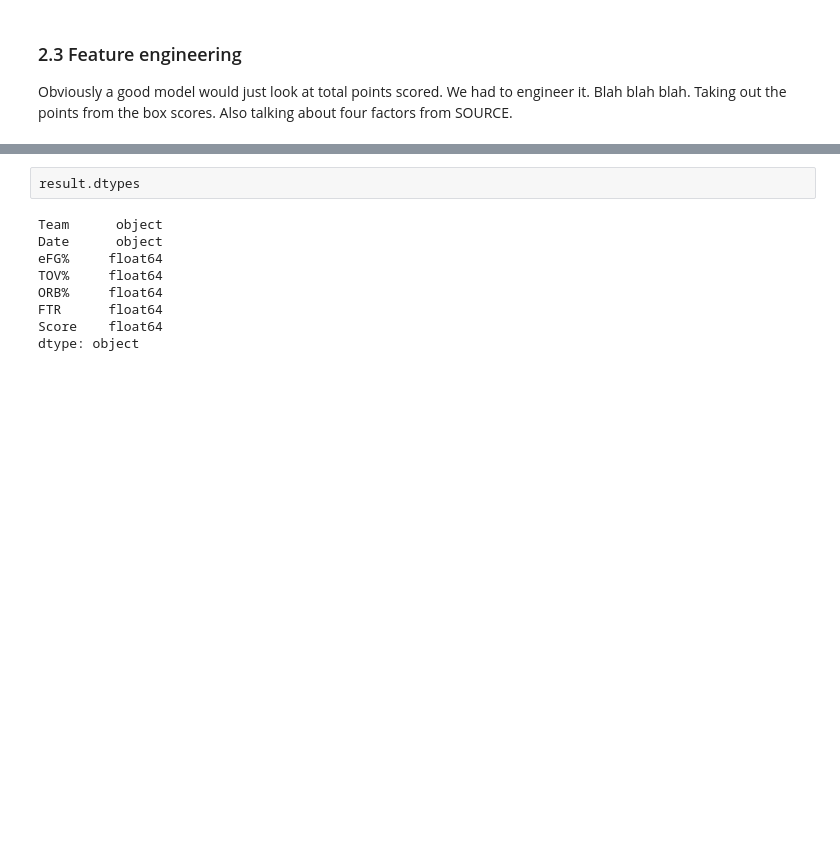
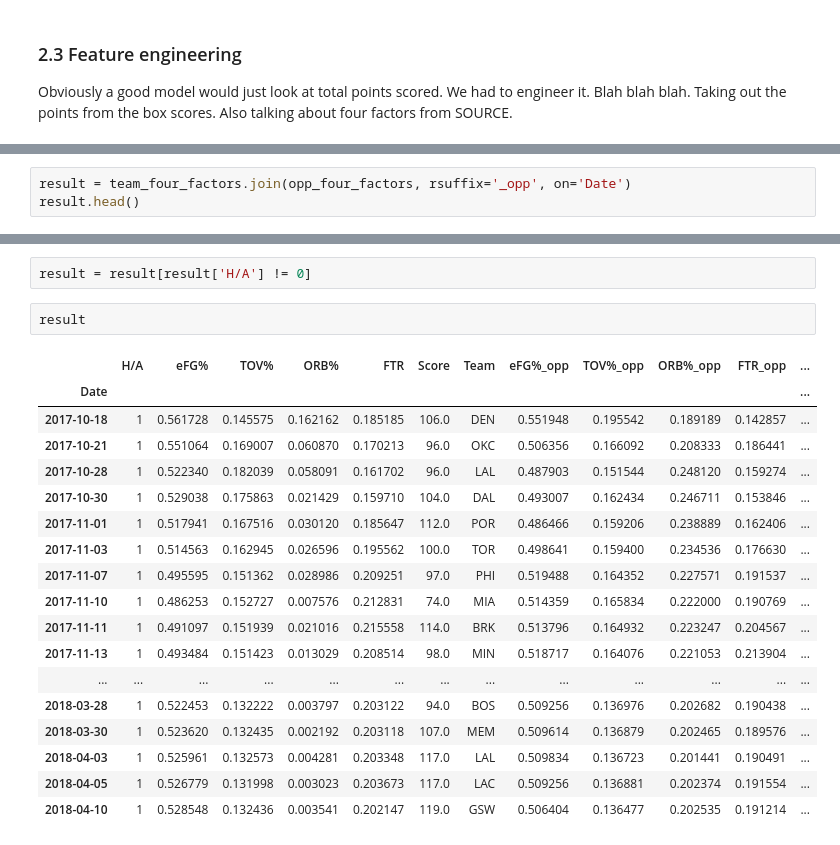
Before and after one commit to zachjoachim7/Volume3PortfolioProject, a Jupyter notebook: Volume 3 Portfolio Project Data Cleaning.ipynb, the cells around one changed output, grey strips where cells are left out. Drawn from its saved outputs; the diff is of its cells as text; blank space fills up the shorter version.

```diff
--- a/Volume 3 Portfolio Project Data Cleaning.ipynb
+++ b/Volume 3 Portfolio Project Data Cleaning.ipynb
@@ -125,0 +133,3 @@ result = pd.concat(frames)
+# %%
+result = team_four_factors.join(opp_four_factors, rsuffix='_opp', on='Date')
+result.head()
@@ -126,11 +144,23 @@ result = pd.concat(frames)
+# %%
+result = result[result['H/A'] != 0]
 # %%
-result.dtypes
+result
 # %% [output]
-Team      object
-Date      object
-eFG%     float64
-TOV%     float64
-ORB%     float64
-FTR      float64
-Score    float64
-dtype: object
+|  | H/A | eFG% | TOV% | ORB% | FTR | Score | Team | eFG%_opp | TOV%_opp | ORB%_opp | FTR_opp | ... |
+| Date |  |  |  |  |  |  |  |  |  |  |  | ... |
+| 2017-10-18 | 1 | 0.561728 | 0.145575 | 0.162162 | 0.185185 | 106.0 | DEN | 0.551948 | 0.195542 | 0.189189 | 0.142857 | ... |
+| 2017-10-21 | 1 | 0.551064 | 0.169007 | 0.060870 | 0.170213 | 96.0 | OKC | 0.506356 | 0.166092 | 0.208333 | 0.186441 | ... |
+| 2017-10-28 | 1 | 0.522340 | 0.182039 | 0.058091 | 0.161702 | 96.0 | LAL | 0.487903 | 0.151544 | 0.248120 | 0.159274 | ... |
+| 2017-10-30 | 1 | 0.529038 | 0.175863 | 0.021429 | 0.159710 | 104.0 | DAL | 0.493007 | 0.162434 | 0.246711 | 0.153846 | ... |
+| 2017-11-01 | 1 | 0.517941 | 0.167516 | 0.030120 | 0.185647 | 112.0 | POR | 0.486466 | 0.159206 | 0.238889 | 0.162406 | ... |
+| 2017-11-03 | 1 | 0.514563 | 0.162945 | 0.026596 | 0.195562 | 100.0 | TOR | 0.498641 | 0.159400 | 0.234536 | 0.176630 | ... |
+| 2017-11-07 | 1 | 0.495595 | 0.151362 | 0.028986 | 0.209251 | 97.0 | PHI | 0.519488 | 0.164352 | 0.227571 | 0.191537 | ... |
+| 2017-11-10 | 1 | 0.486253 | 0.152727 | 0.007576 | 0.212831 | 74.0 | MIA | 0.514359 | 0.165834 | 0.222000 | 0.190769 | ... |
+| 2017-11-11 | 1 | 0.491097 | 0.151939 | 0.021016 | 0.215558 | 114.0 | BRK | 0.513796 | 0.164932 | 0.223247 | 0.204567 | ... |
+| 2017-11-13 | 1 | 0.493484 | 0.151423 | 0.013029 | 0.208514 | 98.0 | MIN | 0.518717 | 0.164076 | 0.221053 | 0.213904 | ... |
+| ... | ... | ... | ... | ... | ... | ... | ... | ... | ... | ... | ... | ... |
+| 2018-03-28 | 1 | 0.522453 | 0.132222 | 0.003797 | 0.203122 | 94.0 | BOS | 0.509256 | 0.136976 | 0.202682 | 0.190438 | ... |
+| 2018-03-30 | 1 | 0.523620 | 0.132435 | 0.002192 | 0.203118 | 107.0 | MEM | 0.509614 | 0.136879 | 0.202465 | 0.189576 | ... |
+| 2018-04-03 | 1 | 0.525961 | 0.132573 | 0.004281 | 0.203348 | 117.0 | LAL | 0.509834 | 0.136723 | 0.201441 | 0.190491 | ... |
+| 2018-04-05 | 1 | 0.526779 | 0.131998 | 0.003023 | 0.203673 | 117.0 | LAC | 0.509256 | 0.136881 | 0.202374 | 0.191554 | ... |
+| 2018-04-10 | 1 | 0.528548 | 0.132436 | 0.003541 | 0.202147 | 119.0 | GSW | 0.506404 | 0.136477 | 0.202535 | 0.191214 | ... |
```
Also changed, not shown: parts of 7 cells of this notebook.
